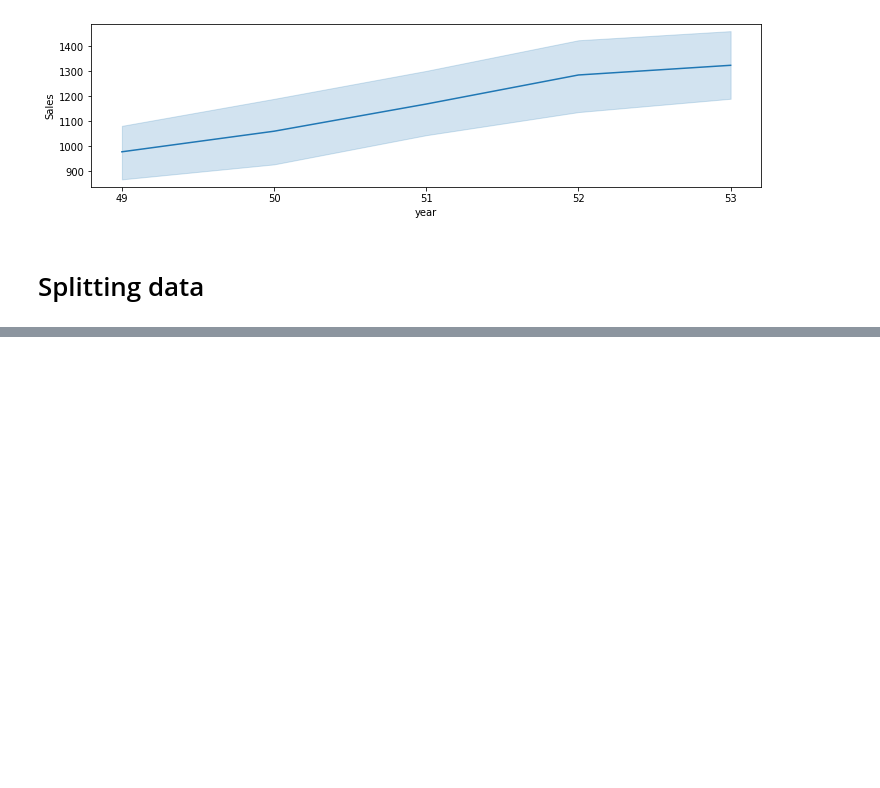
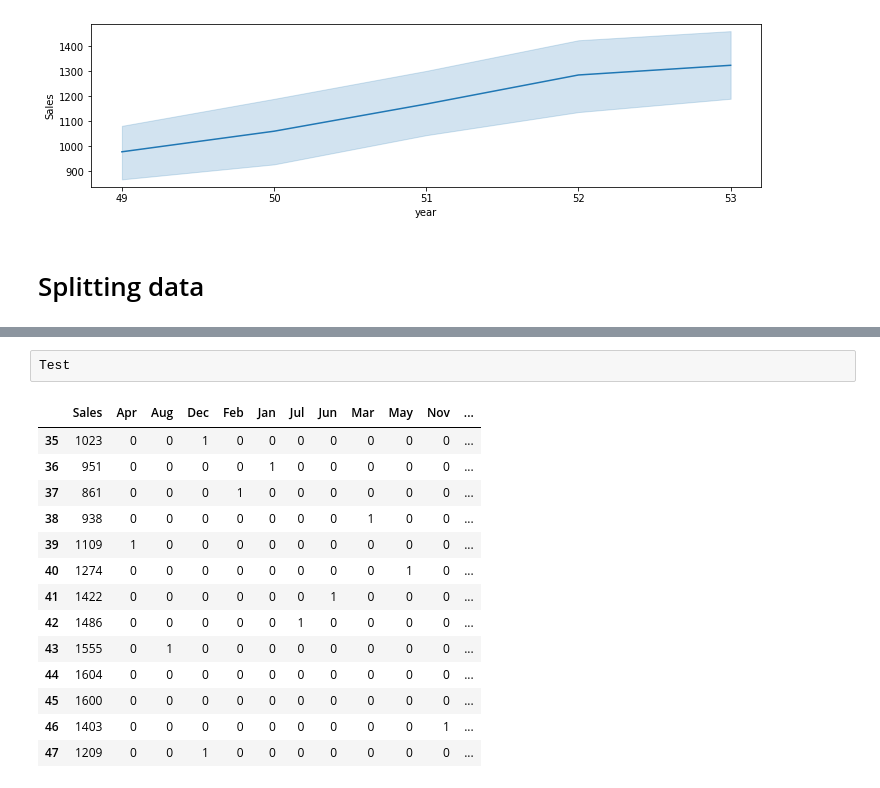
Before and after one commit to Gopizone/DataScience, a Jupyter notebook: Forecasting_Model_based_methods(PlasticSales).ipynb, the cells around one changed output, grey strips where cells are left out. Saved outputs shown, nothing was run; the diff lists cells and outputs as text; blank space fills up the shorter version.

```diff
--- a/Forecasting_Model_based_methods(PlasticSales).ipynb
+++ b/Forecasting_Model_based_methods(PlasticSales).ipynb
@@ -141,0 +165,17 @@ Test = ps1.tail(12)
+# %%
+Test
+# %% [output]
+|  | Sales | Apr | Aug | Dec | Feb | Jan | Jul | Jun | Mar | May | Nov | ... |
+| 35 | 1023 | 0 | 0 | 1 | 0 | 0 | 0 | 0 | 0 | 0 | 0 | ... |
+| 36 | 951 | 0 | 0 | 0 | 0 | 1 | 0 | 0 | 0 | 0 | 0 | ... |
+| 37 | 861 | 0 | 0 | 0 | 1 | 0 | 0 | 0 | 0 | 0 | 0 | ... |
+| 38 | 938 | 0 | 0 | 0 | 0 | 0 | 0 | 0 | 1 | 0 | 0 | ... |
+| 39 | 1109 | 1 | 0 | 0 | 0 | 0 | 0 | 0 | 0 | 0 | 0 | ... |
+| 40 | 1274 | 0 | 0 | 0 | 0 | 0 | 0 | 0 | 0 | 1 | 0 | ... |
+| 41 | 1422 | 0 | 0 | 0 | 0 | 0 | 0 | 1 | 0 | 0 | 0 | ... |
+| 42 | 1486 | 0 | 0 | 0 | 0 | 0 | 1 | 0 | 0 | 0 | 0 | ... |
+| 43 | 1555 | 0 | 1 | 0 | 0 | 0 | 0 | 0 | 0 | 0 | 0 | ... |
+| 44 | 1604 | 0 | 0 | 0 | 0 | 0 | 0 | 0 | 0 | 0 | 0 | ... |
+| 45 | 1600 | 0 | 0 | 0 | 0 | 0 | 0 | 0 | 0 | 0 | 0 | ... |
+| 46 | 1403 | 0 | 0 | 0 | 0 | 0 | 0 | 0 | 0 | 0 | 1 | ... |
+| 47 | 1209 | 0 | 0 | 1 | 0 | 0 | 0 | 0 | 0 | 0 | 0 | ... |
```
Also changed, not shown: parts of 17 cells of this notebook.
